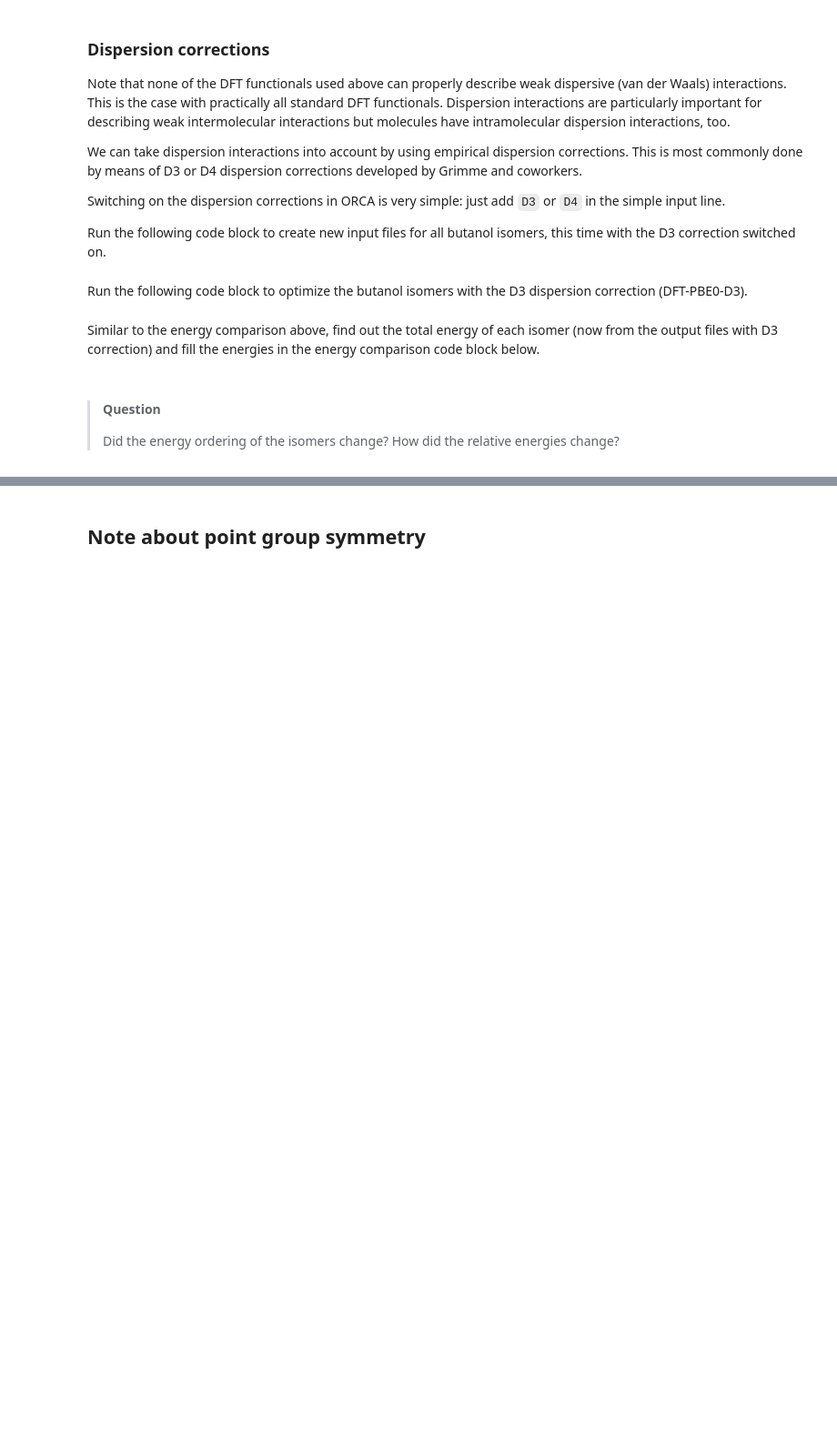
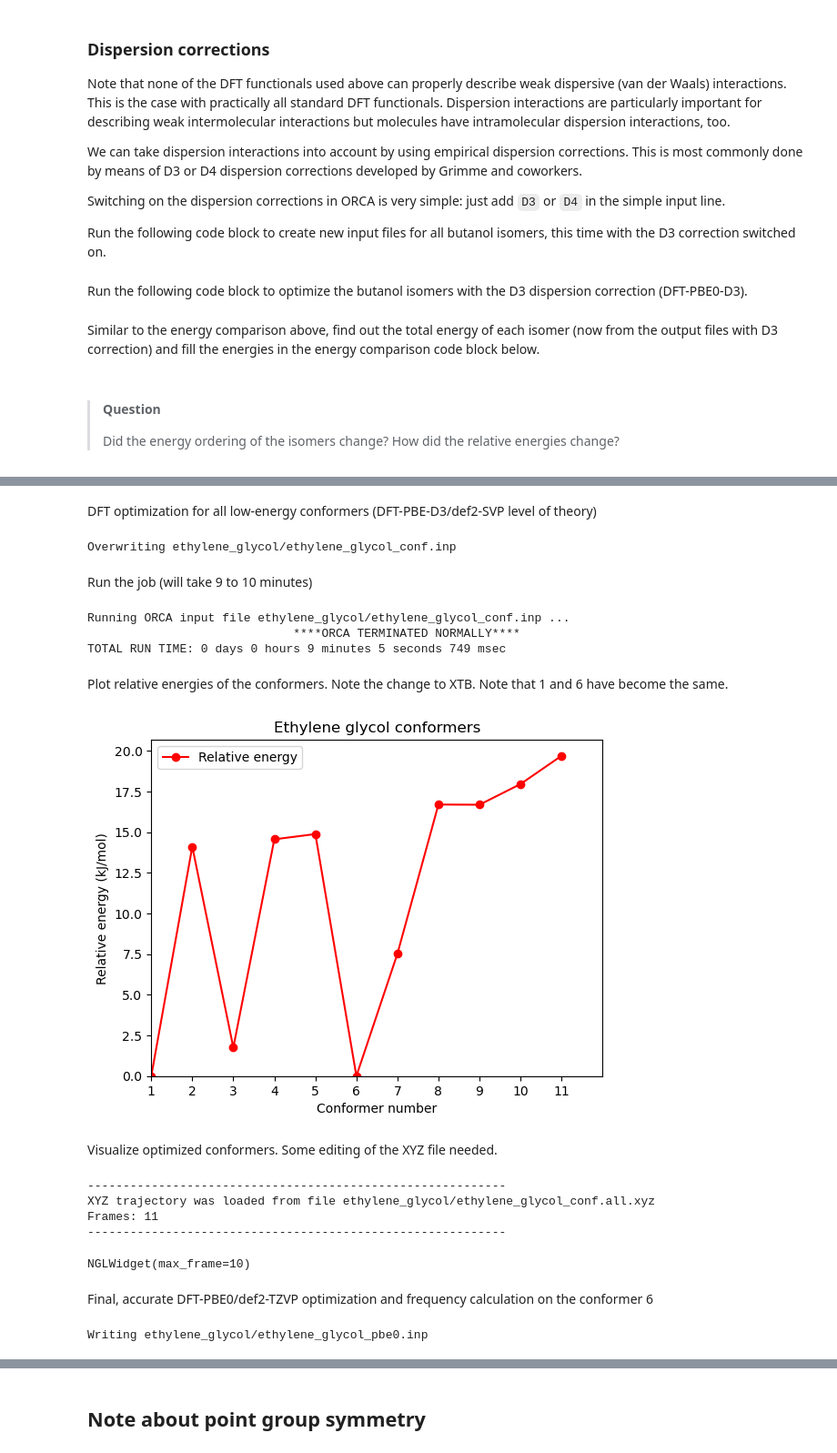
Before and after one commit to anttikarttunen/sscc2026-qc, a Jupyter notebook: basic/orca-basic.ipynb, the cells around one changed output, grey strips where cells are left out. Shown at 91% size. Cells and saved outputs as stored; diff of their text form; code cells hidden in the pictures; blank space fills up the shorter version.

Commit message:
GOAT example

```diff
--- a/basic/orca-basic.ipynb
+++ b/basic/orca-basic.ipynb
@@ -616,0 +674,41 @@ Magnetic d-metal complex?
+# %% [markdown]
+DFT optimization for all low-energy conformers (DFT-PBE-D3/def2-SVP level of theory)
+# %%
+%%writefile ethylene_glycol/ethylene_glycol_conf.inp
+!PBE D3 DEF2-SVP Opt
+!PAL4
+* xyzfile 0 1 ethylene_glycol_goat.finalensemble.xyz
+# %% [output]
+Overwriting ethylene_glycol/ethylene_glycol_conf.inp
+# %% [markdown]
+Run the job (will take 9 to 10 minutes)
+# %%
+run_orca(jobdir = "ethylene_glycol", jobname = "ethylene_glycol_conf")
+# %% [output]
+Running ORCA input file ethylene_glycol/ethylene_glycol_conf.inp ...
+                             ****ORCA TERMINATED NORMALLY****
+TOTAL RUN TIME: 0 days 0 hours 9 minutes 5 seconds 749 msec
+# %% [markdown]
+Plot relative energies of the conformers. Note the change to XTB. Note that 1 and 6 have become the same.
+# %%
+import numpy as np
+import matplotlib.pyplot as plt
+
+energies_raw = !cat ethylene_glycol/ethylene_glycol_conf.xyzact.dat | awk '{print $NF}'
+energies = np.asarray(energies_raw, dtype=float)
+rel_energies = (energies - np.min(energies)) * HARTREE_TO_KJMOL
+conf_num = np.arange(1, len(energies_raw) + 1)
+
+plt.plot(conf_num, rel_energies, marker = 'o', color = 'red', label = 'Relative energy')
+plt.xlabel('Conformer number')
+plt.ylabel('Relative energy (kJ/mol)')
+plt.xlim(1, len(conf_num) + 1)
+plt.ylim(0, np.max(rel_energies) * 1.05)
+plt.xticks(np.arange(1, len(conf_num) + 1, 1))
+plt.legend(loc = 'upper left')
+plt.title('Ethylene glycol conformers')
+plt.show()
+# %% [output]
+[figure, added]
+# %% [markdown]
+Visualize optimized conformers. Some editing of the XYZ file needed.
@@ -616,0 +717,18 @@ Magnetic d-metal complex?
+# %%
+conformers_dft = load_xyz_as_traj("ethylene_glycol/ethylene_glycol_conf.all.xyz")
+show_molecule(conformers_dft)
+# %% [output]
+-----------------------------------------------------------
+XYZ trajectory was loaded from file ethylene_glycol/ethylene_glycol_conf.all.xyz
+Frames: 11
+-----------------------------------------------------------
+NGLWidget(max_frame=10)
+# %% [markdown]
+Final, accurate DFT-PBE0/def2-TZVP optimization and frequency calculation on the conformer 6
+# %%
+%%writefile ethylene_glycol/ethylene_glycol_pbe0.inp
+!PBE0 D3 DEF2-TZVP Opt Freq
+!PAL4
+* xyzfile 0 1 ethylene_glycol_conf.006.xyz
+# %% [output]
+Writing ethylene_glycol/ethylene_glycol_pbe0.inp
```
Also changed, not shown: parts of 26 cells of this notebook, 1 other file.
